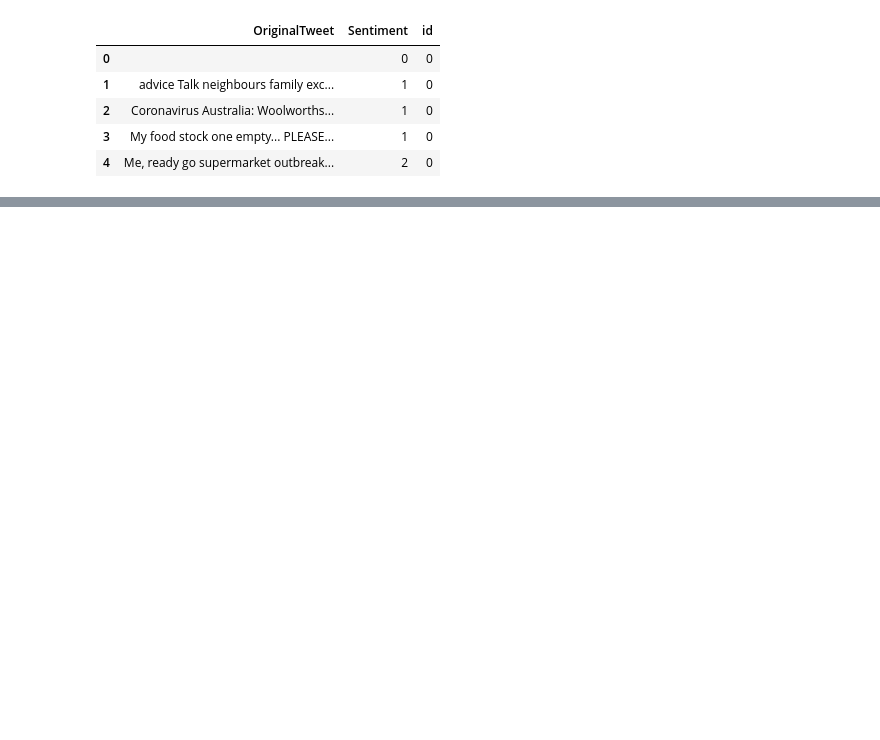
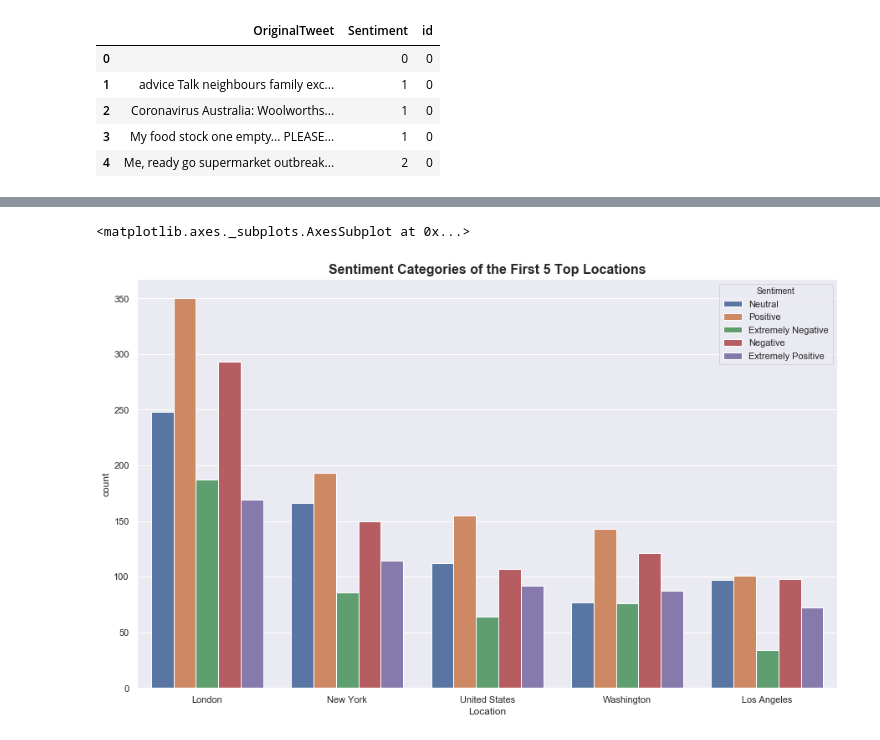
Before and after one commit to arunsundar022/Corona-tweet-sentiment-analysis, a Jupyter notebook: Corona-tweet-sentiment-analysis.ipynb, the cells around one changed output, grey strips where cells are left out. Drawn from its saved outputs; the diff is of its cells as text; code cells hidden in the pictures; blank space fills up the shorter version.

```diff
--- a/Corona-tweet-sentiment-analysis.ipynb
+++ b/Corona-tweet-sentiment-analysis.ipynb
@@ -265,0 +281,10 @@ covid.head()
+# %%
+plotDf=train.iloc[:,[2,5]]
+# %%
+sns.set(rc={'figure.figsize':(15,9)})
+gg = train.Location.value_counts()[:5].index
+plt.title('Sentiment Categories of the First 5 Top Locations', fontsize=16, fontweight='bold')
+sns.countplot(x = 'Location', hue = 'Sentiment', data = plotDf, order = gg)
+# %% [output]
+<matplotlib.axes._subplots.AxesSubplot at 0x...>
+[figure, added]
```
Also changed, not shown: parts of 39 cells of this notebook, 1 other file.
